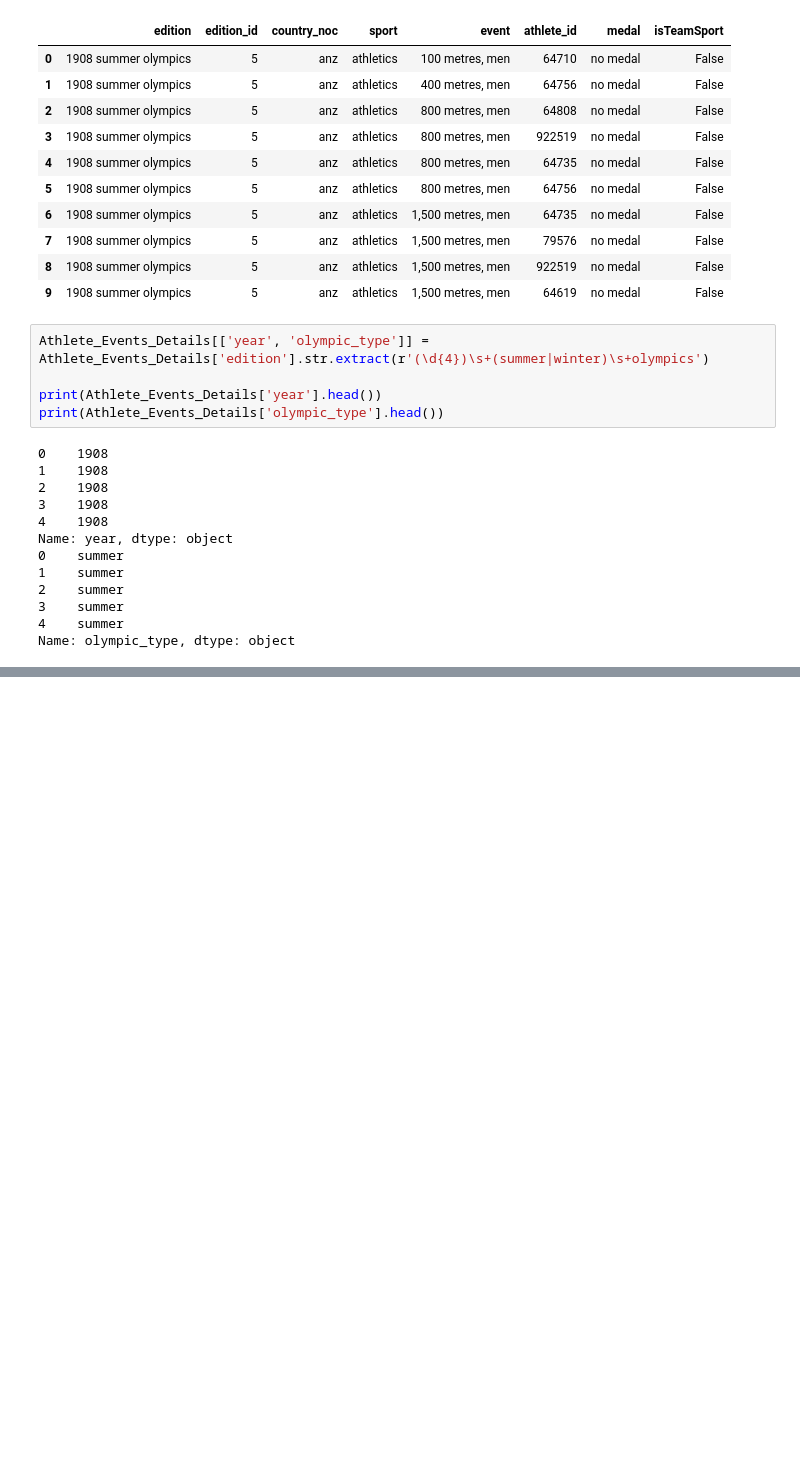
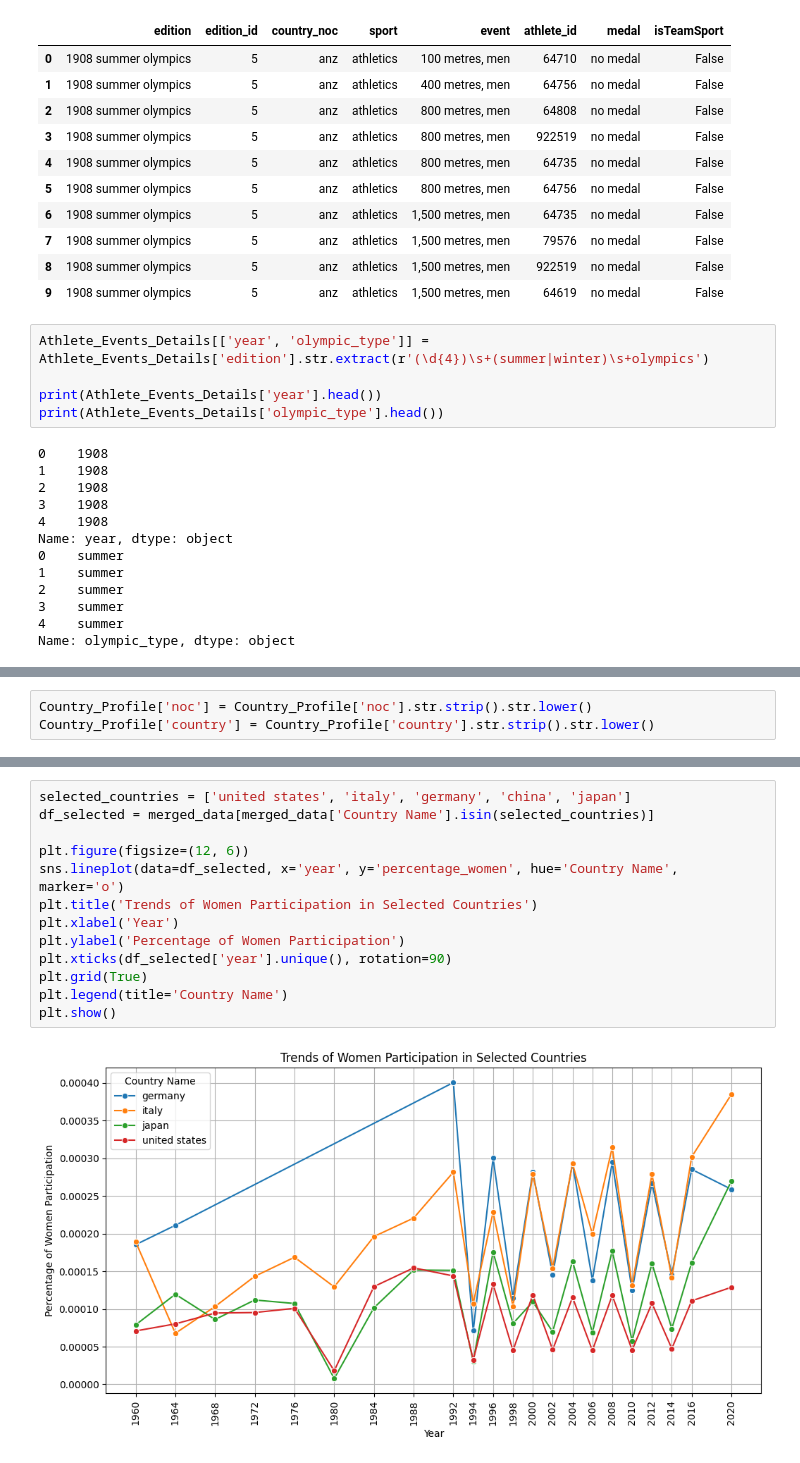
Before and after one commit to Geetansh170/OlympiTrack, a Jupyter notebook: DIC_Project.ipynb, the cells around one changed output, grey strips where cells are left out. Cells and saved outputs as stored; diff of their text form; blank space fills up the shorter version.

```diff
--- a/DIC_Project.ipynb
+++ b/DIC_Project.ipynb
@@ -507,0 +560,3 @@ Athlete_Events_Details.head(10)
+# %%
+Country_Profile['noc'] = Country_Profile['noc'].str.strip().str.lower()
+Country_Profile['country'] = Country_Profile['country'].str.strip().str.lower()
@@ -507,0 +723,15 @@ Athlete_Events_Details.head(10)
+# %%
+selected_countries = ['united states', 'italy', 'germany', 'china', 'japan']
+df_selected = merged_data[merged_data['Country Name'].isin(selected_countries)]
+
+plt.figure(figsize=(12, 6))
+sns.lineplot(data=df_selected, x='year', y='percentage_women', hue='Country Name', marker='o')
+plt.title('Trends of Women Participation in Selected Countries')
+plt.xlabel('Year')
+plt.ylabel('Percentage of Women Participation')
+plt.xticks(df_selected['year'].unique(), rotation=90)
+plt.grid(True)
+plt.legend(title='Country Name')
+plt.show()
+# %% [output]
+[figure, added]
```
Also changed, not shown: parts of 48 cells of this notebook.
